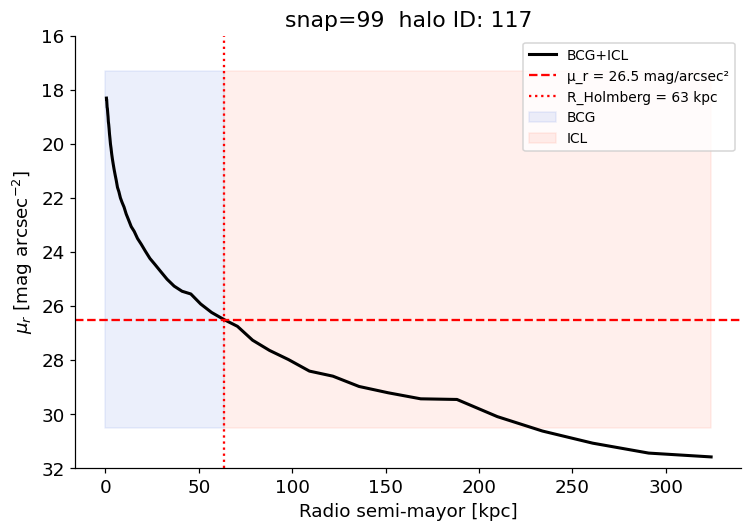
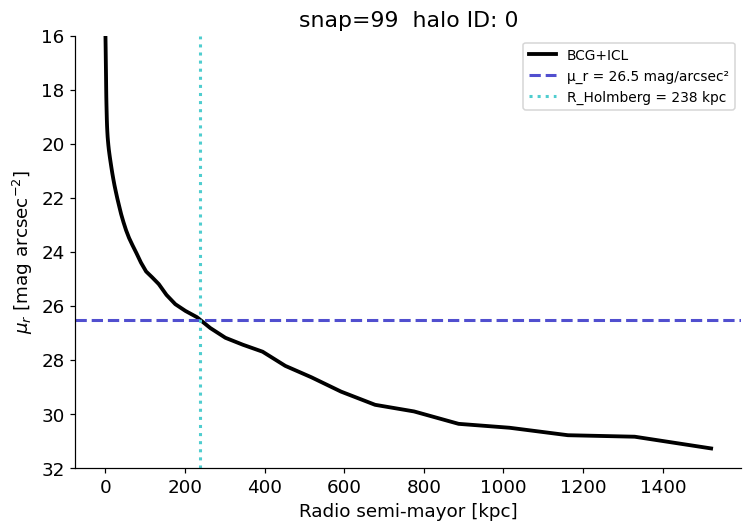
The notebook cell's code change between the first figure and the second:
--- before
+++ after
@@ -2,14 +2,14 @@
 valid = np.isfinite(mu_r)
 
-ax.plot(r_mid[valid], mu_r[valid], 'k-', lw=2, label='BCG+ICL')
-ax.axhline(P.MU_HOLMBERG, color='r', ls='--', lw=1.5,
+ax.plot(r_mid[valid], mu_r[valid], 'k-', lw=2.5, label='BCG+ICL')
+ax.axhline(P.MU_HOLMBERG, color=colors['3'], ls='--', lw=2,
            label=f'μ_r = {P.MU_HOLMBERG} mag/arcsec²')
 if np.isfinite(r_h):
-    ax.axvline(r_h, color='r', ls=':', lw=1.5,
+    ax.axvline(r_h, color=colors['1'], ls=':', lw=2,
                label=f'R_Holmberg = {r_h:.0f} kpc')
-    ax.fill_betweenx([mu_r[valid].min()-1, P.MU_HOLMBERG+4],
-                      0, r_h, alpha=0.10, color='royalblue', label='BCG')
-    ax.fill_betweenx([mu_r[valid].min()-1, P.MU_HOLMBERG+4],
-                      r_h, r_mid[valid][-1], alpha=0.10, color='tomato', label='ICL')
+    #ax.fill_betweenx([mu_r[valid].min()-1, P.MU_HOLMBERG+4],
+    #                  0, r_h, alpha=0.10, color='royalblue', label='BCG')
+    #ax.fill_betweenx([mu_r[valid].min()-1, P.MU_HOLMBERG+4],
+    #                  r_h, r_mid[valid][-1], alpha=0.10, color='tomato', label='ICL')
 
 #ax.set_xscale('log')

Commit: modifictions to colors, and visuals to test halo